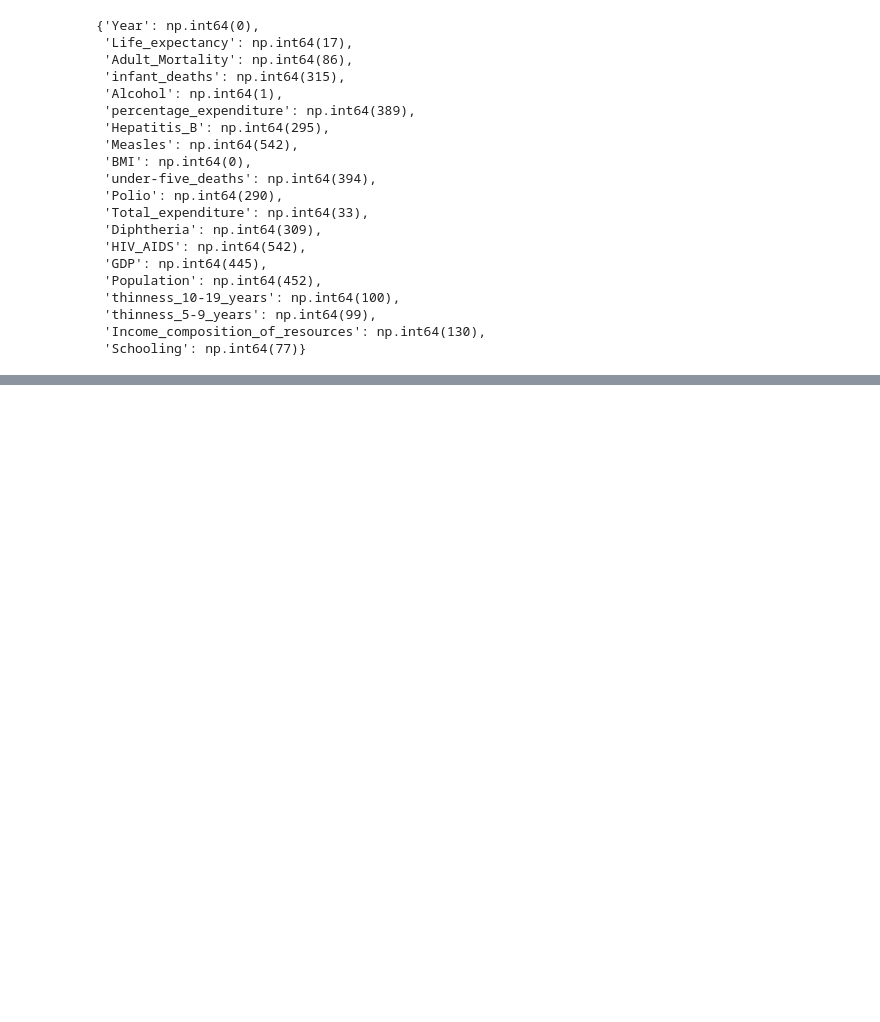
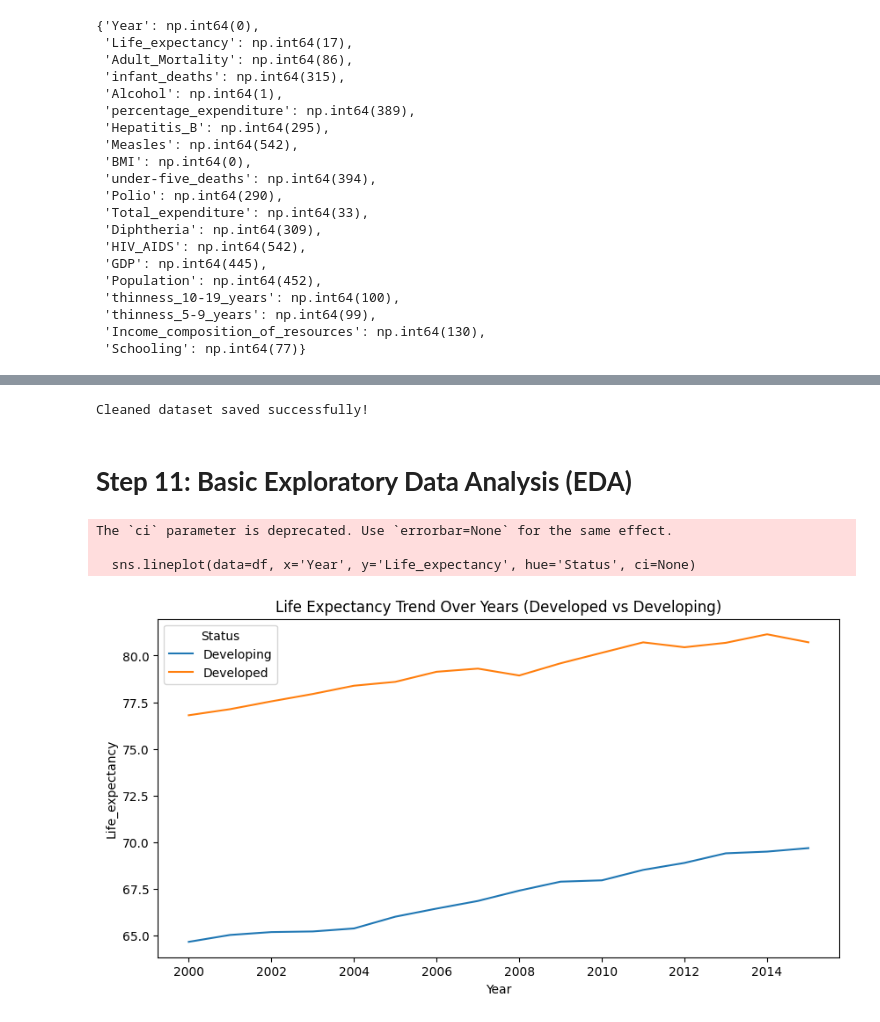
Before and after one commit to AiWriter404/who-life-expectancy-data-cleaning, a Jupyter notebook: who-life-expectancy-data-cleaning.ipynb, the cells around one changed output, grey strips where cells are left out. Saved outputs shown, nothing was run; the diff lists cells and outputs as text; code cells hidden in the pictures; blank space fills up the shorter version.

Commit message:
Kaggle Notebook | who-life-expectancy-data-cleaning | Version 3

```diff
--- a/who-life-expectancy-data-cleaning.ipynb
+++ b/who-life-expectancy-data-cleaning.ipynb
@@ -373,0 +376,22 @@ outlier_counts
+# %%
+# Function to cap outliers using IQR (Winsorization)
+def cap_outliers_iqr(df, col):
+    Q1 = df[col].quantile(0.25)
+    Q3 = df[col].quantile(0.75)
+    IQR = Q3 - Q1
+    lower = Q1 - 1.5 * IQR
+    upper = Q3 + 1.5 * IQR
+    df[col] = np.where(df[col] < lower, lower, df[col])
+    df[col] = np.where(df[col] > upper, upper, df[col])
+    return df
+
+# Apply capping only to columns where extreme values are likely data entry issues
+# or where capping helps modeling without losing real-world meaning
+cols_to_cap = ['Life_expectancy', 'Adult_Mortality', 'Alcohol', 'BMI',
+               'Total_expenditure', 'thinness_10-19_years', 'thinness_5-9_years',
+               'Income_composition_of_resources', 'Schooling']
+
+for col in cols_to_cap:
+    df = cap_outliers_iqr(df, col)
+
+print("Outliers capped for selected columns.")
@@ -373,0 +440,5 @@ outlier_counts
+# %%
+# Reset index (clean numbering after all the transformations)
+df.reset_index(drop=True, inplace=True)
+
+df.head()
@@ -373,0 +453,19 @@ outlier_counts
+# %%
+# Export the cleaned dataset
+df.to_csv('Life_Expectancy_Cleaned.csv', index=False)
+print("Cleaned dataset saved successfully!")
+# %% [output]
+Cleaned dataset saved successfully!
+# %% [markdown]
+# **Step 11: Basic Exploratory Data Analysis (EDA)**
+# %%
+# 1. Life expectancy trend over years
+plt.figure(figsize=(10,5))
+sns.lineplot(data=df, x='Year', y='Life_expectancy', hue='Status', ci=None)
+plt.title('Life Expectancy Trend Over Years (Developed vs Developing)')
+plt.show()
+# %% [output]
+The `ci` parameter is deprecated. Use `errorbar=None` for the same effect.
+
+  sns.lineplot(data=df, x='Year', y='Life_expectancy', hue='Status', ci=None)
+[figure, added]
```
Also changed, not shown: parts of 9 cells of this notebook.
